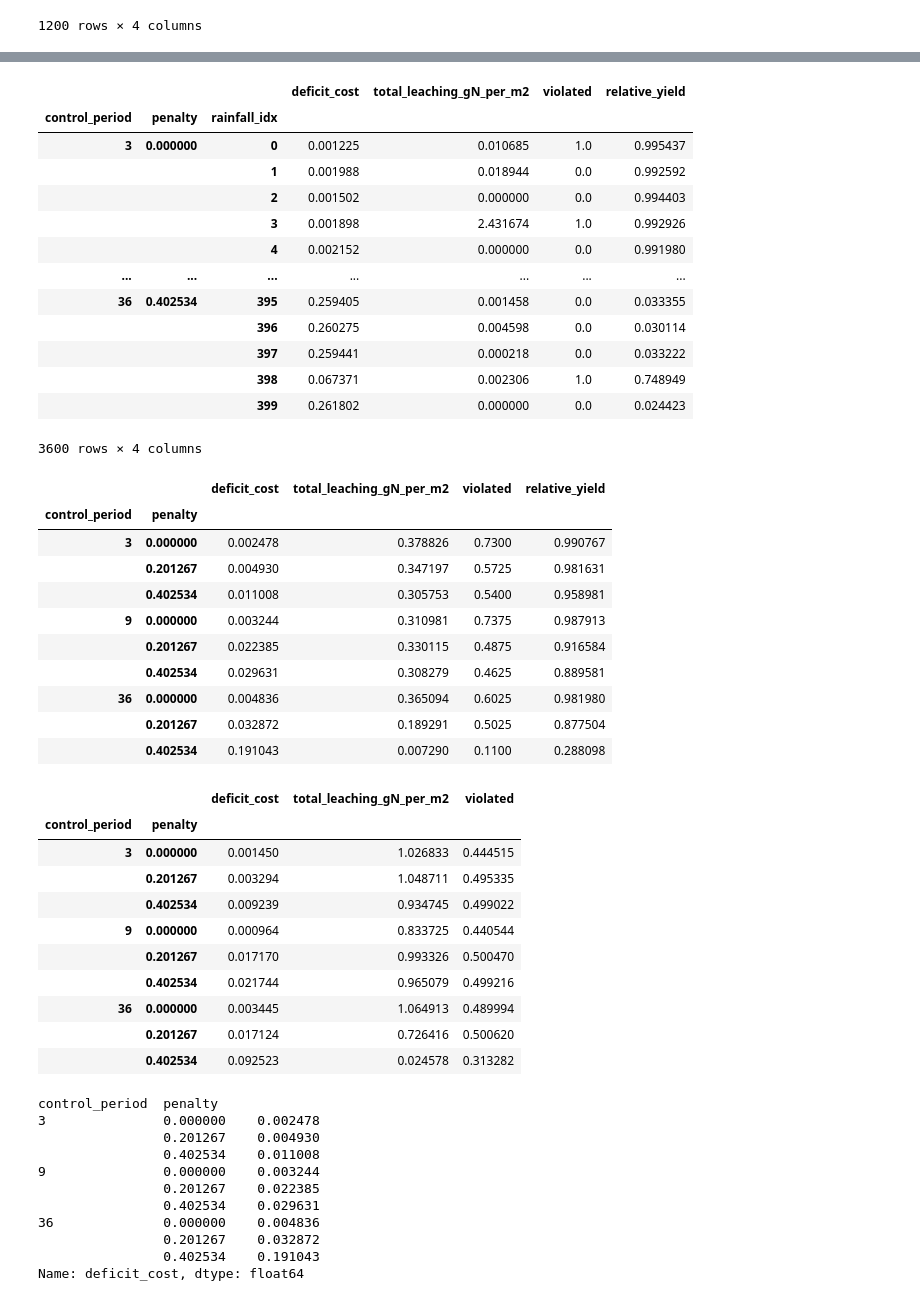
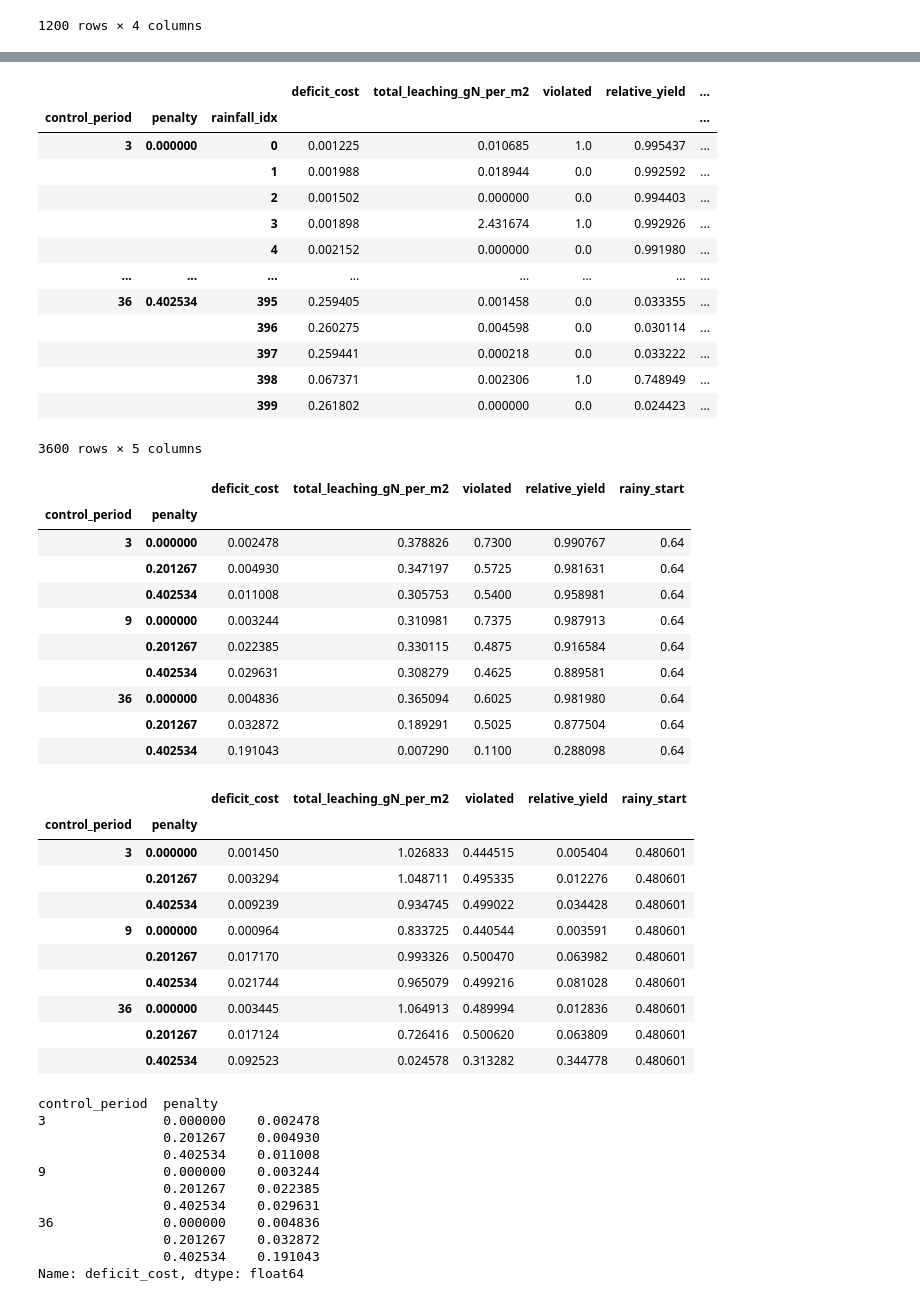
Before and after one commit to ryegleason/Optimal-Crop-Control, a Jupyter notebook: rollout_comparisons.ipynb, the cells around one changed output, grey strips where cells are left out. Cells and saved outputs as stored; diff of their text form; code cells hidden in the pictures.

```diff
--- a/rollout_comparisons.ipynb
+++ b/rollout_comparisons.ipynb
@@ -27,3 +28,7 @@ rollouts_by_control_period[3]
 | 1198 | 0.402534 | 0.001342 | 0.022305 | 1.0 |
 | 1199 | 0.402534 | 0.019575 | 0.000000 | 0.0 |
 1200 rows × 4 columns
+# %%
+with open("rollout_rainfalls.pkl", "rb") as f:
+    rainfalls = pkl.load(f)
+rainfalls
@@ -35,50 +78,51 @@ for period_days, rollouts_df in rollouts_by_control_period.items():
 # %%
 full_df = pd.concat(list(rollouts_by_control_period.values()))
 full_df["relative_yield"] = 1.0 - (full_df["deficit_cost"]  / N_SUFFICIENT_YIELD_G_GRAIN_PER_M2 / CORN_PRICE_USD_PER_G_GRAIN)
+full_df["rainy_start"] = [(rollout_rainfall[0] > 0 or rollout_rainfall[1] > 0 or rollout_rainfall[2] > 0) for rollout_rainfall in rainfalls] * int(len(full_df) / len(rainfalls))
 full_df
 # %% [output]
-|  |  |  | deficit_cost | total_leaching_gN_per_m2 | violated | relative_yield |
-| control_period | penalty | rainfall_idx |  |  |  |  |
-| 3 | 0.000000 | 0 | 0.001225 | 0.010685 | 1.0 | 0.995437 |
-|  |  | 1 | 0.001988 | 0.018944 | 0.0 | 0.992592 |
-|  |  | 2 | 0.001502 | 0.000000 | 0.0 | 0.994403 |
-|  |  | 3 | 0.001898 | 2.431674 | 1.0 | 0.992926 |
-|  |  | 4 | 0.002152 | 0.000000 | 0.0 | 0.991980 |
-| ... | ... | ... | ... | ... | ... | ... |
-| 36 | 0.402534 | 395 | 0.259405 | 0.001458 | 0.0 | 0.033355 |
-|  |  | 396 | 0.260275 | 0.004598 | 0.0 | 0.030114 |
-|  |  | 397 | 0.259441 | 0.000218 | 0.0 | 0.033222 |
-|  |  | 398 | 0.067371 | 0.002306 | 1.0 | 0.748949 |
-|  |  | 399 | 0.261802 | 0.000000 | 0.0 | 0.024423 |
+|  |  |  | deficit_cost | total_leaching_gN_per_m2 | violated | relative_yield | ... |
+| control_period | penalty | rainfall_idx |  |  |  |  | ... |
+| 3 | 0.000000 | 0 | 0.001225 | 0.010685 | 1.0 | 0.995437 | ... |
+|  |  | 1 | 0.001988 | 0.018944 | 0.0 | 0.992592 | ... |
+|  |  | 2 | 0.001502 | 0.000000 | 0.0 | 0.994403 | ... |
+|  |  | 3 | 0.001898 | 2.431674 | 1.0 | 0.992926 | ... |
+|  |  | 4 | 0.002152 | 0.000000 | 0.0 | 0.991980 | ... |
+| ... | ... | ... | ... | ... | ... | ... | ... |
+| 36 | 0.402534 | 395 | 0.259405 | 0.001458 | 0.0 | 0.033355 | ... |
+|  |  | 396 | 0.260275 | 0.004598 | 0.0 | 0.030114 | ... |
+|  |  | 397 | 0.259441 | 0.000218 | 0.0 | 0.033222 | ... |
+|  |  | 398 | 0.067371 | 0.002306 | 1.0 | 0.748949 | ... |
+|  |  | 399 | 0.261802 | 0.000000 | 0.0 | 0.024423 | ... |
-3600 rows × 4 columns
+3600 rows × 5 columns
 # %%
 full_df.groupby(["control_period", "penalty"]).mean()
 # %% [output]
-|  |  | deficit_cost | total_leaching_gN_per_m2 | violated | relative_yield |
-| control_period | penalty |  |  |  |  |
-| 3 | 0.000000 | 0.002478 | 0.378826 | 0.7300 | 0.990767 |
-|  | 0.201267 | 0.004930 | 0.347197 | 0.5725 | 0.981631 |
-|  | 0.402534 | 0.011008 | 0.305753 | 0.5400 | 0.958981 |
-| 9 | 0.000000 | 0.003244 | 0.310981 | 0.7375 | 0.987913 |
-|  | 0.201267 | 0.022385 | 0.330115 | 0.4875 | 0.916584 |
-|  | 0.402534 | 0.029631 | 0.308279 | 0.4625 | 0.889581 |
-| 36 | 0.000000 | 0.004836 | 0.365094 | 0.6025 | 0.981980 |
-|  | 0.201267 | 0.032872 | 0.189291 | 0.5025 | 0.877504 |
-|  | 0.402534 | 0.191043 | 0.007290 | 0.1100 | 0.288098 |
+|  |  | deficit_cost | total_leaching_gN_per_m2 | violated | relative_yield | rainy_start |
+| control_period | penalty |  |  |  |  |  |
+| 3 | 0.000000 | 0.002478 | 0.378826 | 0.7300 | 0.990767 | 0.64 |
+|  | 0.201267 | 0.004930 | 0.347197 | 0.5725 | 0.981631 | 0.64 |
+|  | 0.402534 | 0.011008 | 0.305753 | 0.5400 | 0.958981 | 0.64 |
+| 9 | 0.000000 | 0.003244 | 0.310981 | 0.7375 | 0.987913 | 0.64 |
+|  | 0.201267 | 0.022385 | 0.330115 | 0.4875 | 0.916584 | 0.64 |
+|  | 0.402534 | 0.029631 | 0.308279 | 0.4625 | 0.889581 | 0.64 |
+| 36 | 0.000000 | 0.004836 | 0.365094 | 0.6025 | 0.981980 | 0.64 |
+|  | 0.201267 | 0.032872 | 0.189291 | 0.5025 | 0.877504 | 0.64 |
+|  | 0.402534 | 0.191043 | 0.007290 | 0.1100 | 0.288098 | 0.64 |
 # %%
 full_df.groupby(["control_period", "penalty"]).std()
 # %% [output]
-|  |  | deficit_cost | total_leaching_gN_per_m2 | violated |
-| control_period | penalty |  |  |  |
-| 3 | 0.000000 | 0.001450 | 1.026833 | 0.444515 |
-|  | 0.201267 | 0.003294 | 1.048711 | 0.495335 |
-|  | 0.402534 | 0.009239 | 0.934745 | 0.499022 |
-| 9 | 0.000000 | 0.000964 | 0.833725 | 0.440544 |
-|  | 0.201267 | 0.017170 | 0.993326 | 0.500470 |
-|  | 0.402534 | 0.021744 | 0.965079 | 0.499216 |
-| 36 | 0.000000 | 0.003445 | 1.064913 | 0.489994 |
-|  | 0.201267 | 0.017124 | 0.726416 | 0.500620 |
-|  | 0.402534 | 0.092523 | 0.024578 | 0.313282 |
+|  |  | deficit_cost | total_leaching_gN_per_m2 | violated | relative_yield | rainy_start |
+| control_period | penalty |  |  |  |  |  |
+| 3 | 0.000000 | 0.001450 | 1.026833 | 0.444515 | 0.005404 | 0.480601 |
+|  | 0.201267 | 0.003294 | 1.048711 | 0.495335 | 0.012276 | 0.480601 |
+|  | 0.402534 | 0.009239 | 0.934745 | 0.499022 | 0.034428 | 0.480601 |
+| 9 | 0.000000 | 0.000964 | 0.833725 | 0.440544 | 0.003591 | 0.480601 |
+|  | 0.201267 | 0.017170 | 0.993326 | 0.500470 | 0.063982 | 0.480601 |
+|  | 0.402534 | 0.021744 | 0.965079 | 0.499216 | 0.081028 | 0.480601 |
+| 36 | 0.000000 | 0.003445 | 1.064913 | 0.489994 | 0.012836 | 0.480601 |
+|  | 0.201267 | 0.017124 | 0.726416 | 0.500620 | 0.063809 | 0.480601 |
+|  | 0.402534 | 0.092523 | 0.024578 | 0.313282 | 0.344778 | 0.480601 |
 # %%
 full_df.groupby(["control_period", "penalty"]).mean()["deficit_cost"]
 # %% [output]
```
Also changed, not shown: parts of 6 cells of this notebook.
